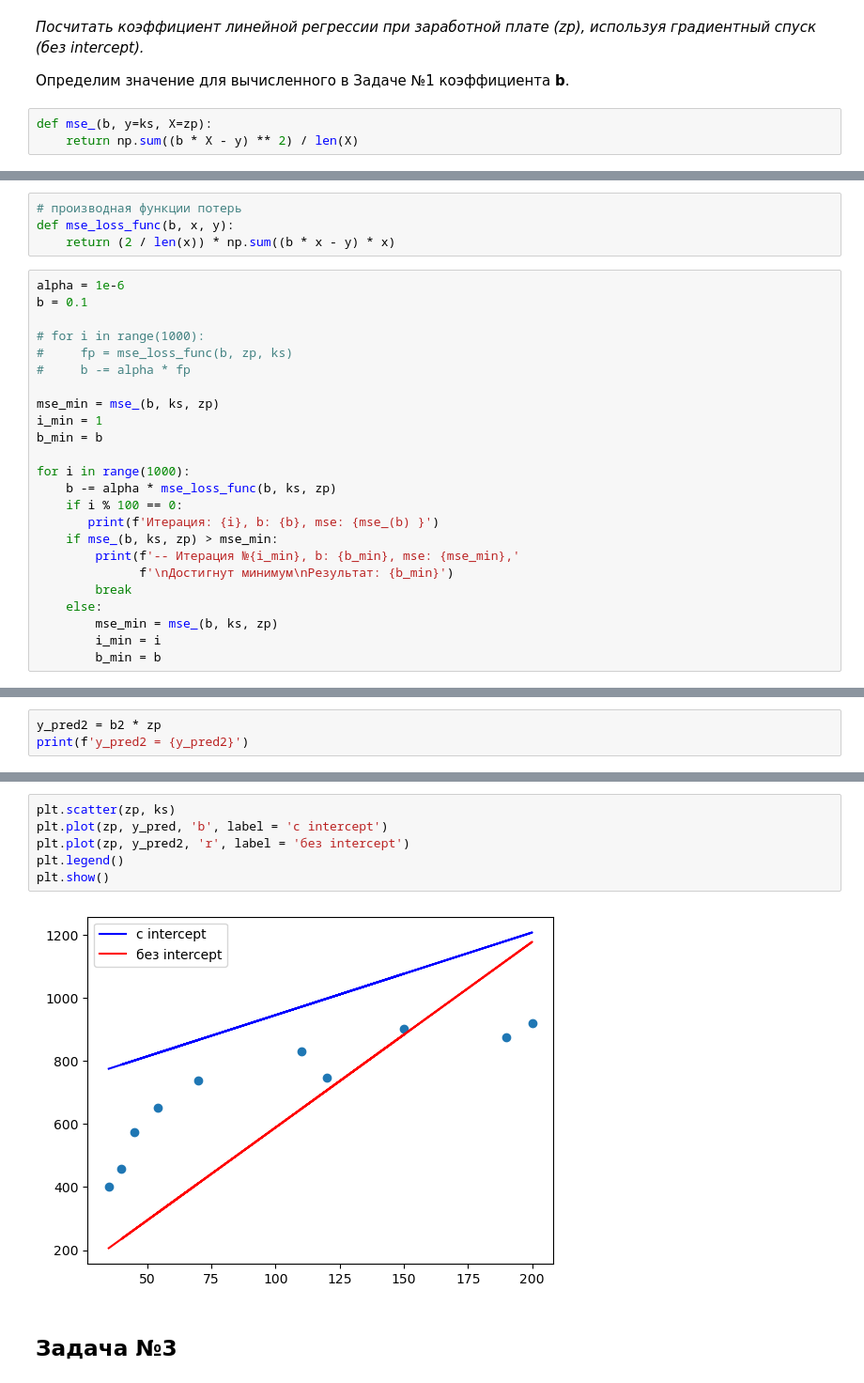
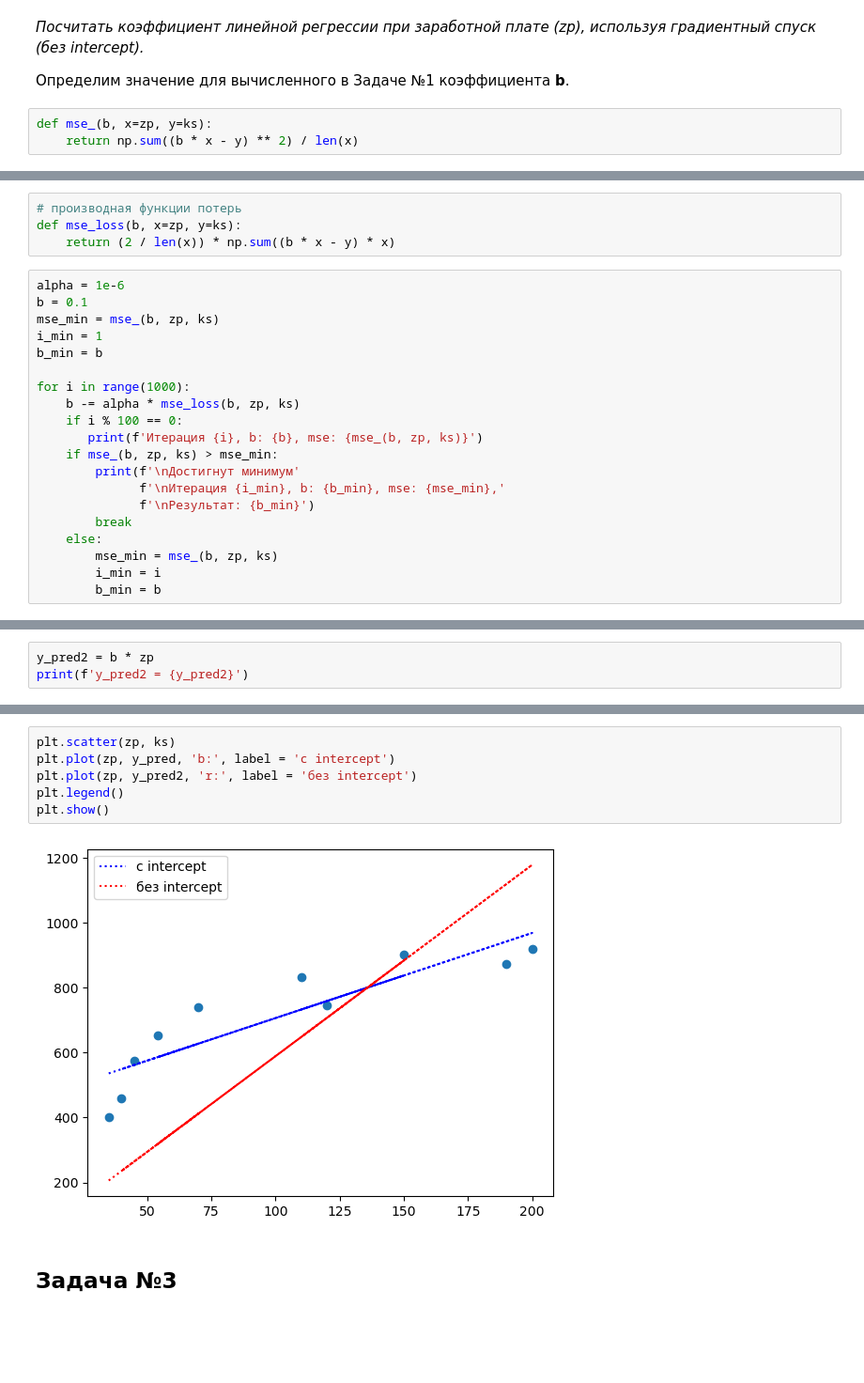
Before and after one commit to 4ephb/Probability_Theory, a Jupyter notebook: S09/HW_09.ipynb, the cells around one changed output, grey strips where cells are left out. Shown at 94% size. Cells and saved outputs as stored; diff of their text form; blank space fills up the shorter version.

```diff
--- a/S09/HW_09.ipynb
+++ b/S09/HW_09.ipynb
@@ -96,6 +96,6 @@ _Посчитать коэффициент линейной регрессии
 
 Определим значение для вычисленного в Задаче №1 коэффициента **b**.
 # %%
-def mse_(b, y=ks, X=zp):
-    return np.sum((b * X - y) ** 2) / len(X)
+def mse_(b, x=zp, y=ks):
+    return np.sum((b * x - y) ** 2) / len(x)
 # %%
@@ -104,30 +104,26 @@ mse_(b1, ks, zp)
 203763.93896082853
 # %%
 # производная функции потерь
-def mse_loss_func(b, x, y):
+def mse_loss(b, x=zp, y=ks):
     return (2 / len(x)) * np.sum((b * x - y) * x)
 # %%
 alpha = 1e-6
 b = 0.1
-
-# for i in range(1000):
-#     fp = mse_loss_func(b, zp, ks)
-#     b -= alpha * fp
-
-mse_min = mse_(b, ks, zp)
+mse_min = mse_(b, zp, ks)
 i_min = 1
 b_min = b
 
 for i in range(1000):
-    b -= alpha * mse_loss_func(b, ks, zp)
+    b -= alpha * mse_loss(b, zp, ks)
     if i % 100 == 0:
-       print(f'Итерация: {i}, b: {b}, mse: {mse_(b) }')
-    if mse_(b, ks, zp) > mse_min:
-        print(f'-- Итерация №{i_min}, b: {b_min}, mse: {mse_min},'
-              f'\nДостигнут минимум\nРезультат: {b_min}')
+       print(f'Итерация {i}, b: {b}, mse: {mse_(b, zp, ks)}')
+    if mse_(b, zp, ks) > mse_min:
+        print(f'\nДостигнут минимум'
+              f'\nИтерация {i_min}, b: {b_min}, mse: {mse_min},'
+              f'\nРезультат: {b_min}')
         break
     else:
-        mse_min = mse_(b, ks, zp)
+        mse_min = mse_(b, zp, ks)
         i_min = i
         b_min = b
 # %% [output]
@@ -138,4 +141,4 @@ for i in range(1000):
 # %%
-y_pred2 = b2 * zp
+y_pred2 = b * zp
 print(f'y_pred2 = {y_pred2}')
 # %% [output]
@@ -144,11 +147,11 @@ y_pred2 = [ 206.1437147   265.04191891 1119.06587983 1177.96408403  235.59281681
 # %%
 plt.scatter(zp, ks)
-plt.plot(zp, y_pred, 'b', label = 'с intercept')
-plt.plot(zp, y_pred2, 'r', label = 'без intercept')
+plt.plot(zp, y_pred, 'b:', label = 'с intercept')
+plt.plot(zp, y_pred2, 'r:', label = 'без intercept')
 plt.legend()
 plt.show()
 # %% [output]
-[figure, old version]
+[figure, new version]
 # %% [markdown]
 ## Задача №3
 # %% [markdown]
```
Also changed, not shown: parts of 15 cells of this notebook.
